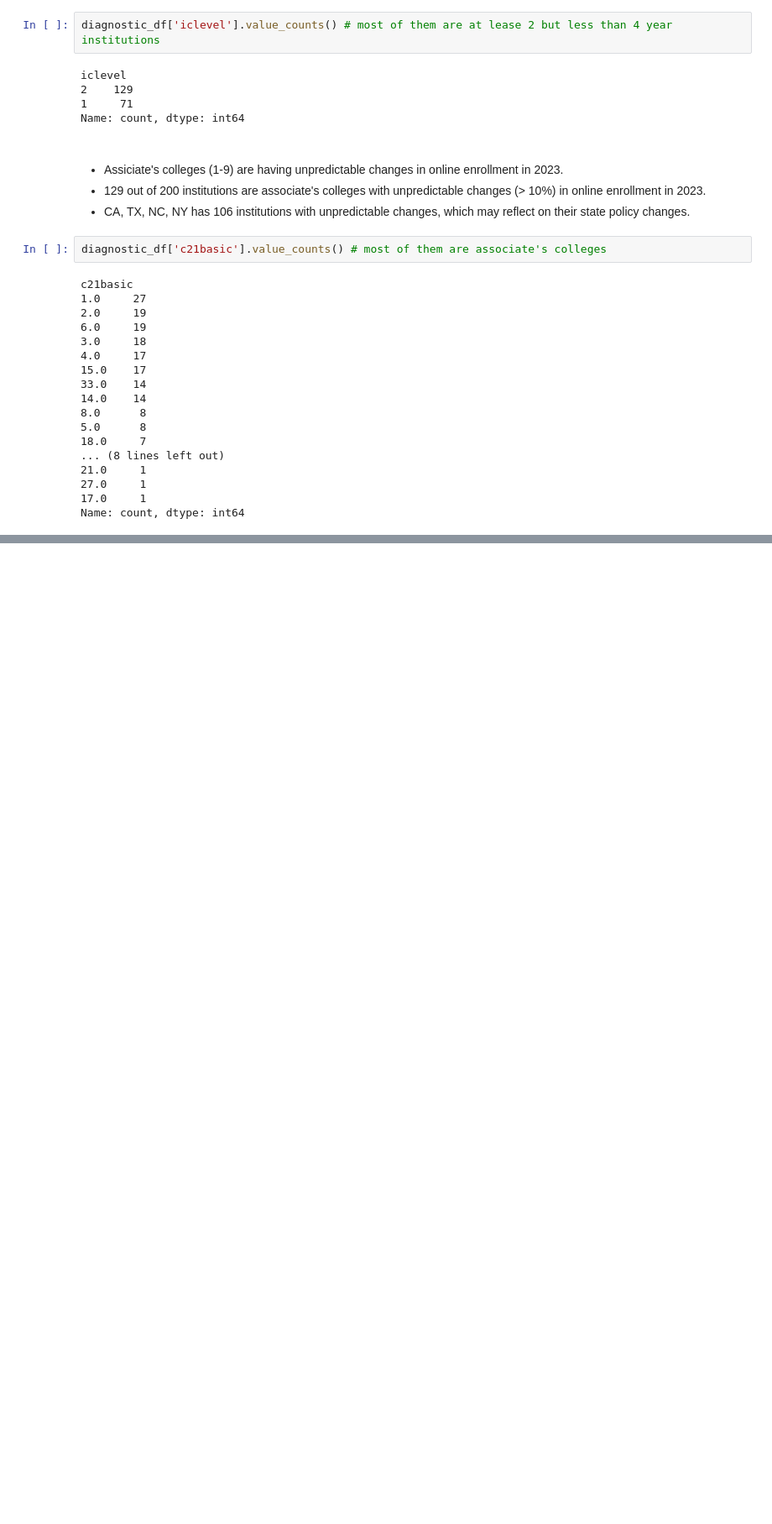
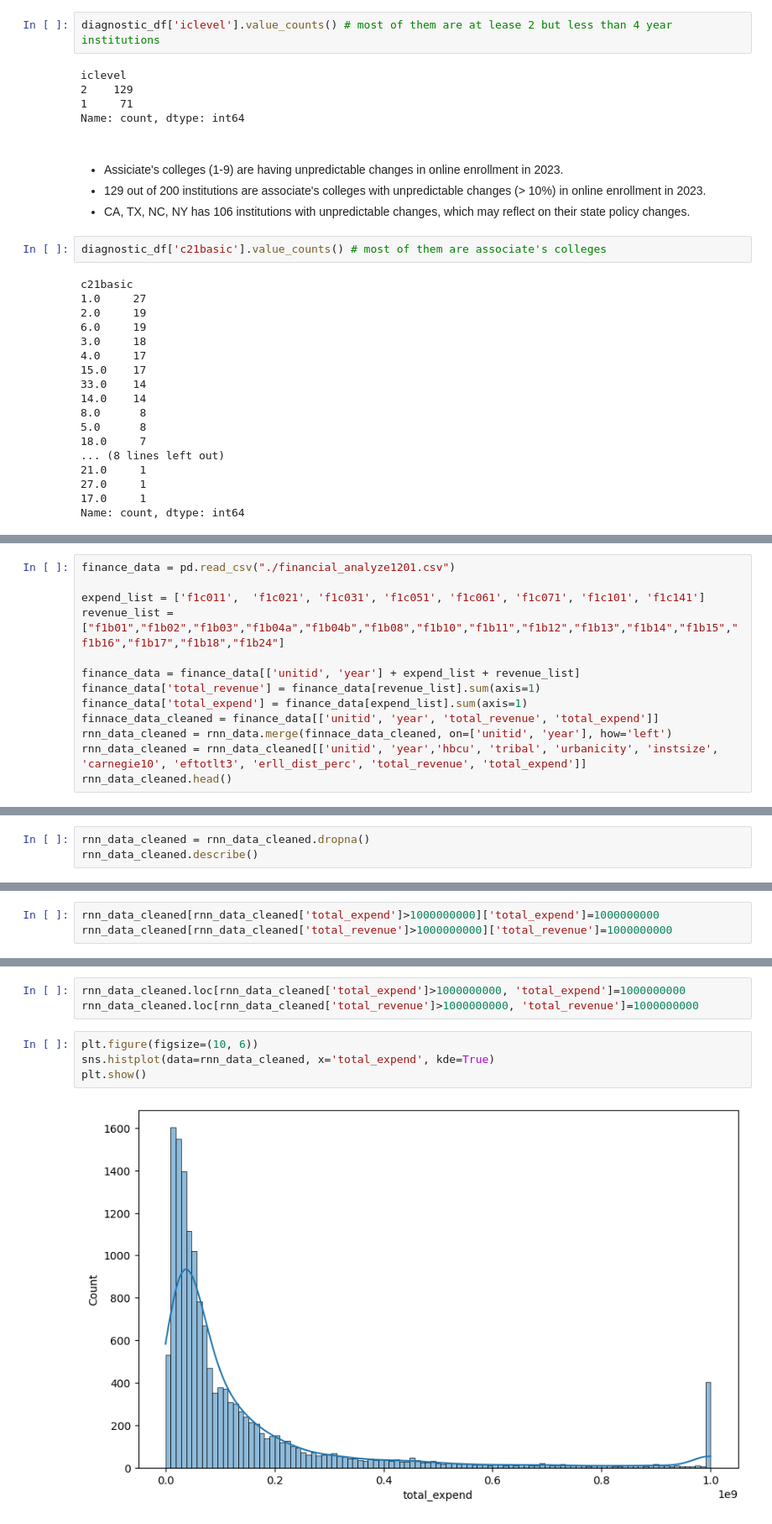
Before and after one commit to meeewang/SI670_final_project, a Jupyter notebook: final_02.ipynb, the cells around one changed output, grey strips where cells are left out. Shown at 84% size. Saved outputs shown, nothing was run; the diff lists cells and outputs as text; blank space fills up the shorter version.

```diff
--- a/final_02.ipynb
+++ b/final_02.ipynb
@@ -474,0 +510,13 @@ Name: count, dtype: int64
+# %%
+finance_data = pd.read_csv("./financial_analyze1201.csv")
+
+expend_list = ['f1c011',  'f1c021', 'f1c031', 'f1c051', 'f1c061', 'f1c071', 'f1c101', 'f1c141']
+revenue_list = ["f1b01","f1b02","f1b03","f1b04a","f1b04b","f1b08","f1b10","f1b11","f1b12","f1b13","f1b14","f1b15","f1b16","f1b17","f1b18","f1b24"]
+
+finance_data = finance_data[['unitid', 'year'] + expend_list + revenue_list]
+finance_data['total_revenue'] = finance_data[revenue_list].sum(axis=1)
+finance_data['total_expend'] = finance_data[expend_list].sum(axis=1)
+finnace_data_cleaned = finance_data[['unitid', 'year', 'total_revenue', 'total_expend']]
+rnn_data_cleaned = rnn_data.merge(finnace_data_cleaned, on=['unitid', 'year'], how='left')
+rnn_data_cleaned = rnn_data_cleaned[['unitid', 'year','hbcu', 'tribal', 'urbanicity', 'instsize', 'carnegie10', 'eftotlt3', 'erll_dist_perc', 'total_revenue', 'total_expend']]
+rnn_data_cleaned.head()
@@ -474,0 +530,3 @@ Name: count, dtype: int64
+# %%
+rnn_data_cleaned = rnn_data_cleaned.dropna()
+rnn_data_cleaned.describe()
@@ -474,0 +559,3 @@ Name: count, dtype: int64
+# %%
+rnn_data_cleaned[rnn_data_cleaned['total_expend']>1000000000]['total_expend']=1000000000
+rnn_data_cleaned[rnn_data_cleaned['total_revenue']>1000000000]['total_revenue']=1000000000
@@ -474,0 +573,9 @@ Name: count, dtype: int64
+# %%
+rnn_data_cleaned.loc[rnn_data_cleaned['total_expend']>1000000000, 'total_expend']=1000000000
+rnn_data_cleaned.loc[rnn_data_cleaned['total_revenue']>1000000000, 'total_revenue']=1000000000
+# %%
+plt.figure(figsize=(10, 6))
+sns.histplot(data=rnn_data_cleaned, x='total_expend', kde=True)
+plt.show()
+# %% [output]
+[figure, added]
```
Also changed, not shown: parts of 29 cells of this notebook, 1 other file.
